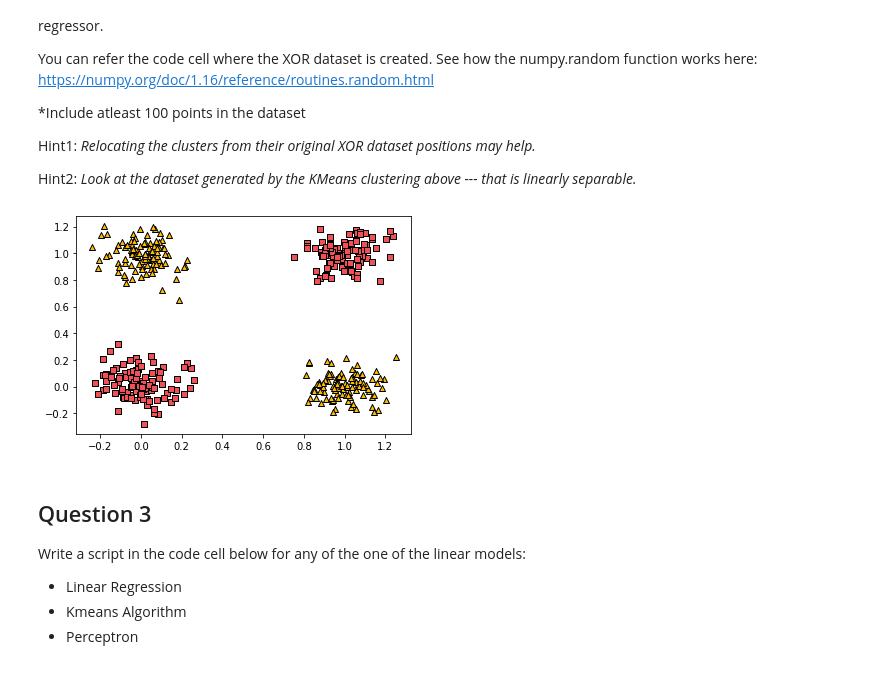
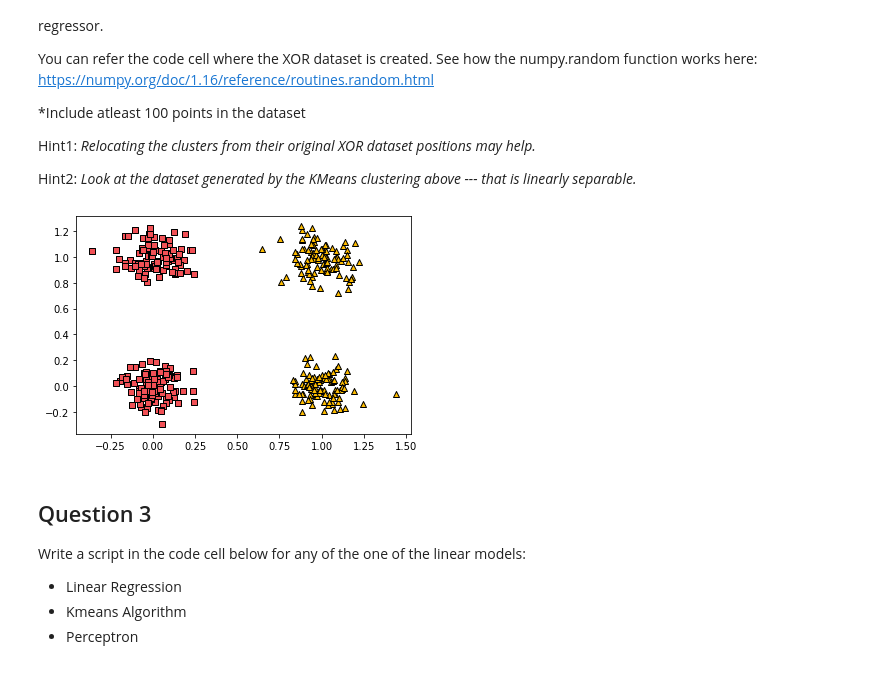
Before and after one commit to Aadarsha2002/FutureMakers2022, a Jupyter notebook: Day_3_Intro_to_Deep_Learning_AGR.ipynb, the cells around one changed output. Drawn from its saved outputs; the diff is of its cells as text; code cells hidden in the pictures.

```diff
--- a/Day_3_Intro_to_Deep_Learning_AGR.ipynb
+++ b/Day_3_Intro_to_Deep_Learning_AGR.ipynb
@@ -237,33 +237,33 @@ Hint2: *Look at the dataset generated by the KMeans clustering above --- that is
 # %%
 #Data Clusters
 
 #Target Class Information
 data=[]
 target=[]
 
 #Instantiate Random Points
 
 for i in range(2):
   for j in range(2):
     for _ in range(100):
-      if (i+j)%2==0:
+      if i==0:
         data.append([np.random.normal(0, 0.1) + i, np.random.normal(0, 0.1) + j])
         target.append([0])
       else:
         data.append([np.random.normal(0, 0.1) + i, np.random.normal(0, 0.1)+ j])
         target.append([1])
 
 kmeans = KMeans(n_clusters=4, random_state=0).fit(data)
 
 #Create a numpy array of the datapoints and target classes created
 data = np.array(data)
 target = np.array(target)
 
 #Visialize
 for i in range(len(data)):
     plt.scatter(data[i][0], data[i][1], c=['#F15156', '#FFBD00'][target[i][0]], edgecolors='black', marker=['s', '^'][target[i][0]])
 # %% [output]
-[figure, old version]
+[figure, new version]
 # %% [markdown]
 ## Question 3
 Write a script in the code cell below for any of the one of the linear models:
```
Also changed, not shown: parts of 18 cells of this notebook.
